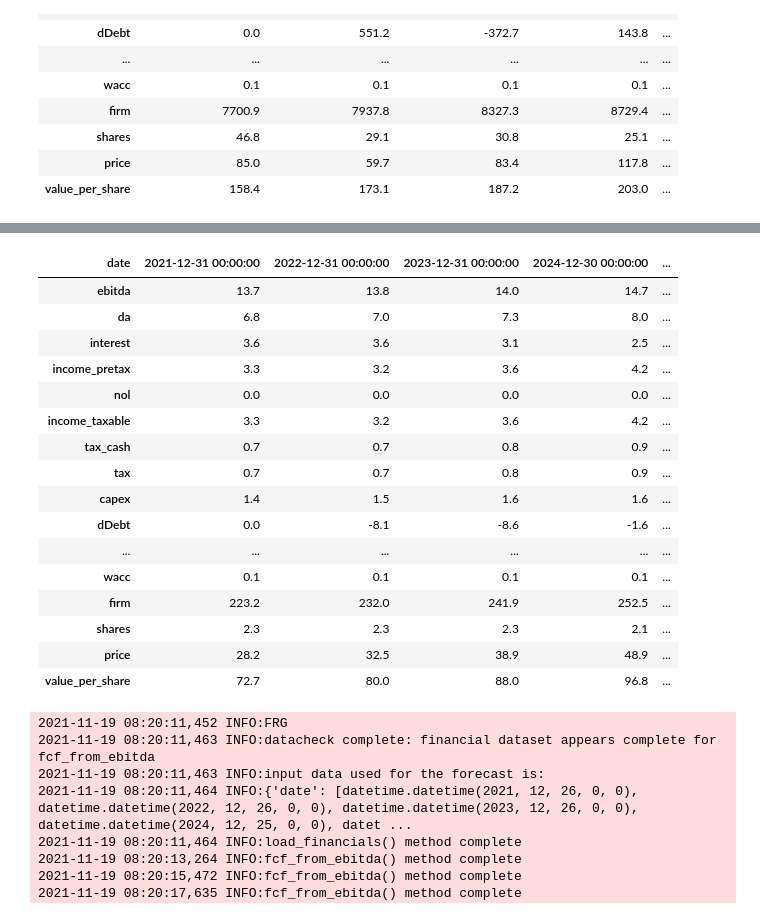
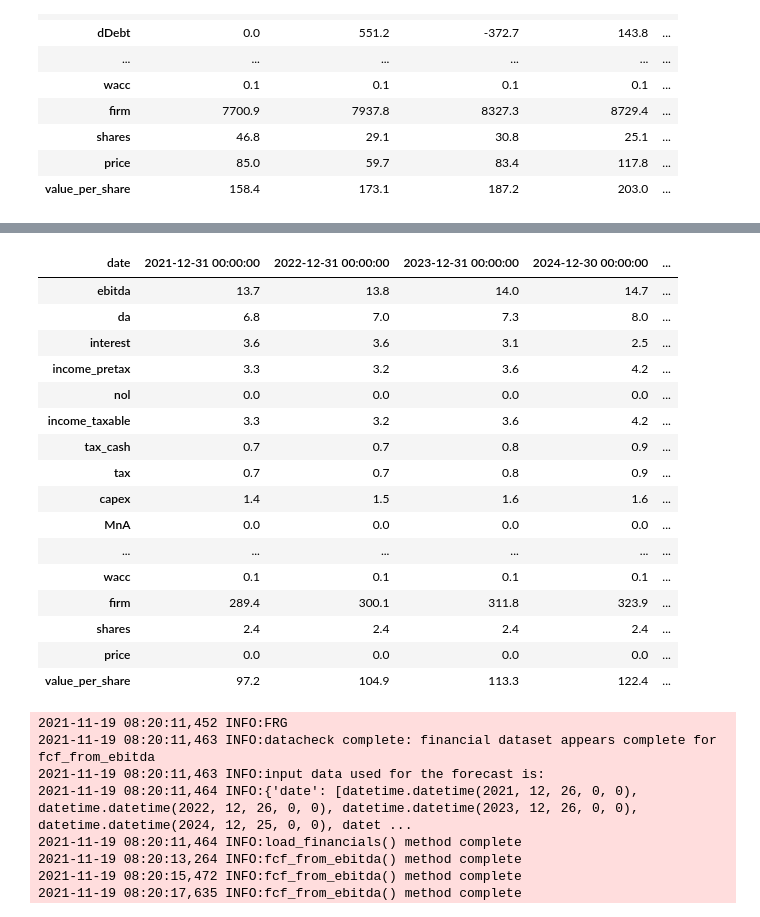
Before and after one commit to mtlr05/finagle, a Jupyter notebook: Valuation notebook.ipynb, the cells around one changed output, grey strips where cells are left out. Saved outputs shown, nothing was run; the diff lists cells and outputs as text; code cells hidden in the pictures.

```diff
--- a/Valuation notebook.ipynb
+++ b/Valuation notebook.ipynb
@@ -462,7 +462,7 @@ ATKR.display_fin()
 
 #initializers
 rd = 0.065
-re = 0.1
+re = 0.08
 t = 0.21
 shares = 1.7025+0.6954
 gt = 0.02
@@ -499,7 +499,7 @@ financials = {
 DISCK = cmp.company(financials = financials,ticker = 'DISCK',rd = rd,re = re,t = t,shares = shares,gt = gt,roict = roict,year = year)
 DISCK.fcf_from_ebitda()
 DISCK.fcf_to_debt(leverage=2.5)
-DISCK.fcf_to_buyback(price=28.22,dp = 'proportional')
+#DISCK.fcf_to_buyback(price=28.22,dp = 'proportional')
 DISCK.value()
 DISCK.display_fin()
 # %% [output]
@@ -517,20 +516,20 @@ DISCK.display_fin()
 | date | 2021-12-31 00:00:00 | 2022-12-31 00:00:00 | 2023-12-31 00:00:00 | 2024-12-30 00:00:00 | ... |
 | ebitda | 13.7 | 13.8 | 14.0 | 14.7 | ... |
 | da | 6.8 | 7.0 | 7.3 | 8.0 | ... |
 | interest | 3.6 | 3.6 | 3.1 | 2.5 | ... |
 | income_pretax | 3.3 | 3.2 | 3.6 | 4.2 | ... |
 | nol | 0.0 | 0.0 | 0.0 | 0.0 | ... |
 | income_taxable | 3.3 | 3.2 | 3.6 | 4.2 | ... |
 | tax_cash | 0.7 | 0.7 | 0.8 | 0.9 | ... |
 | tax | 0.7 | 0.7 | 0.8 | 0.9 | ... |
 | capex | 1.4 | 1.5 | 1.6 | 1.6 | ... |
-| dDebt | 0.0 | -8.1 | -8.6 | -1.6 | ... |
+| MnA | 0.0 | 0.0 | 0.0 | 0.0 | ... |
 | ... | ... | ... | ... | ... | ... |
 | wacc | 0.1 | 0.1 | 0.1 | 0.1 | ... |
-| firm | 223.2 | 232.0 | 241.9 | 252.5 | ... |
-| shares | 2.3 | 2.3 | 2.3 | 2.1 | ... |
-| price | 28.2 | 32.5 | 38.9 | 48.9 | ... |
-| value_per_share | 72.7 | 80.0 | 88.0 | 96.8 | ... |
+| firm | 289.4 | 300.1 | 311.8 | 323.9 | ... |
+| shares | 2.4 | 2.4 | 2.4 | 2.4 | ... |
+| price | 0.0 | 0.0 | 0.0 | 0.0 | ... |
+| value_per_share | 97.2 | 104.9 | 113.3 | 122.4 | ... |
 # %%
 #FRG
 #full ebitda based calculation, using forecast_ebitda() and load_data() method
```
Also changed, not shown: parts of 1 cell of this notebook, 1 other file.
